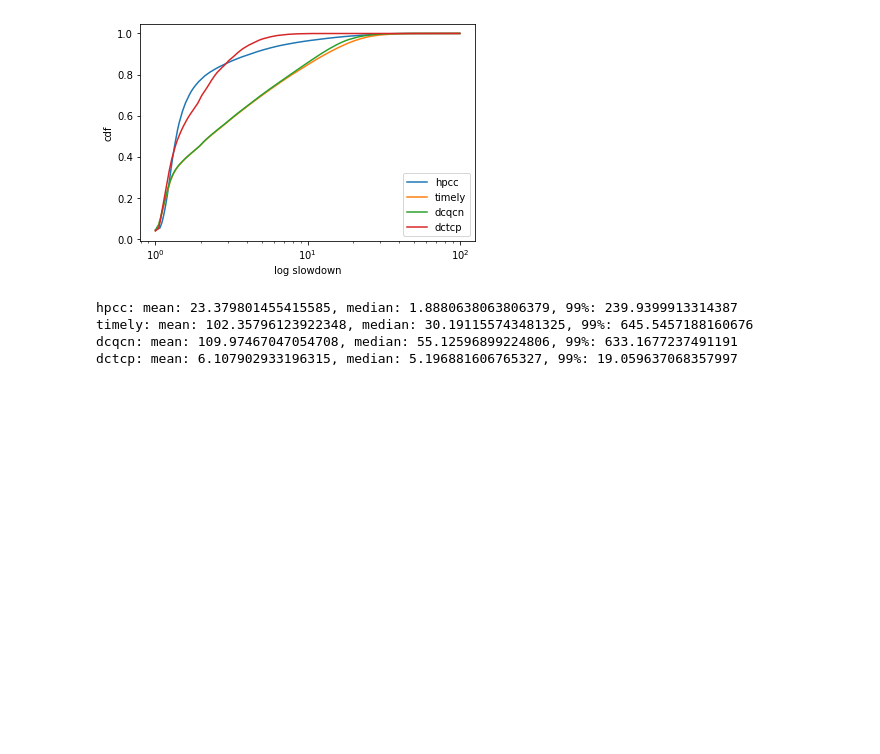
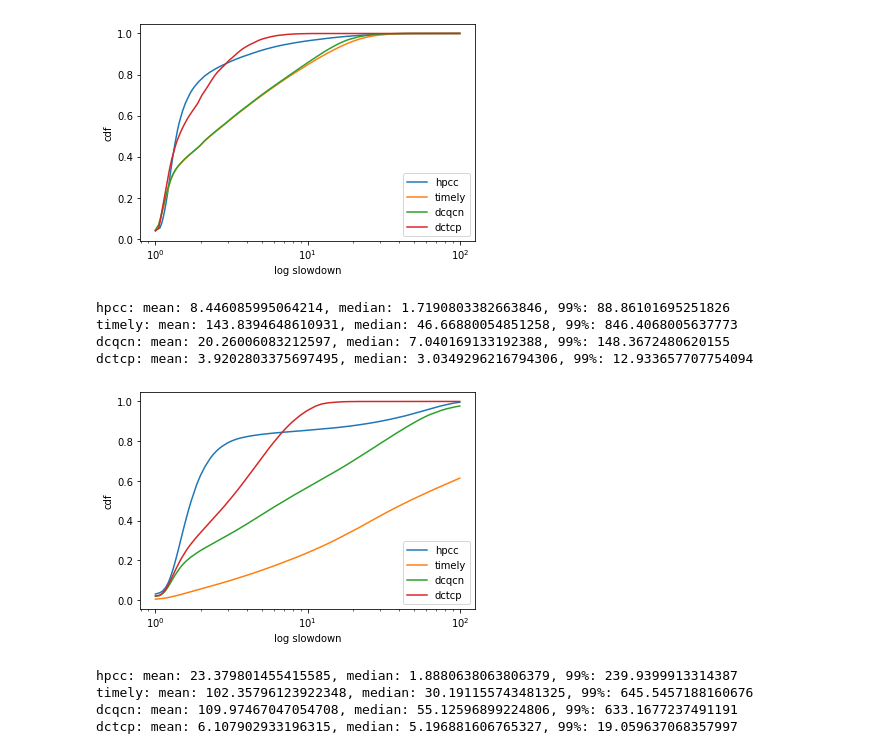
Before and after one commit to sakshamagarwals/High-Precision-Congestion-Control, a Jupyter notebook: visualizations/slowdown.ipynb, the cells around one changed output. Saved outputs shown, nothing was run; the diff lists cells and outputs as text; code cells hidden in the pictures; blank space fills up the shorter version.

```diff
--- a/visualizations/slowdown.ipynb
+++ b/visualizations/slowdown.ipynb
@@ -231,6 +231,14 @@ timely: mean: 5.0057903874639464, median: 2.283747119817956, 99%: 28.18620636391
 dcqcn: mean: 4.697046476459809, median: 2.270620945319741, 99%: 24.288231148696266
 dctcp: mean: 1.9020492044858586, median: 1.4248590556730092, 99%: 6.346578366445915
 [figure]
+# %%
+cdf('aditya_l6')
+# %% [output]
+hpcc: mean: 8.446085995064214, median: 1.7190803382663846, 99%: 88.86101695251826
+timely: mean: 143.8394648610931, median: 46.66880054851258, 99%: 846.4068005637773
+dcqcn: mean: 20.26006083212597, median: 7.040169133192388, 99%: 148.3672480620155
+dctcp: mean: 3.9202803375697495, median: 3.0349296216794306, 99%: 12.933657707754094
+[figure, added]
 # %%
 cdf('aditya_l7')
 # %% [output]
```
Also changed, not shown: parts of 5 cells of this notebook, 34 other files.
